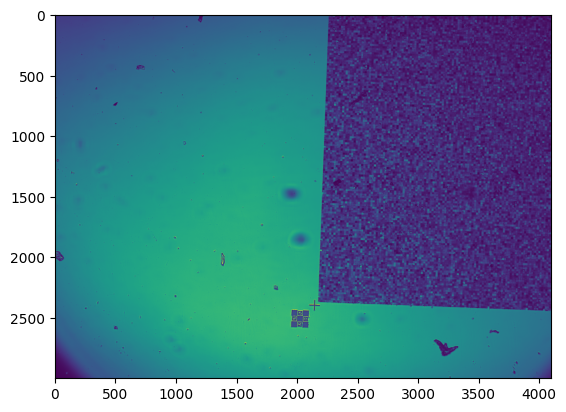
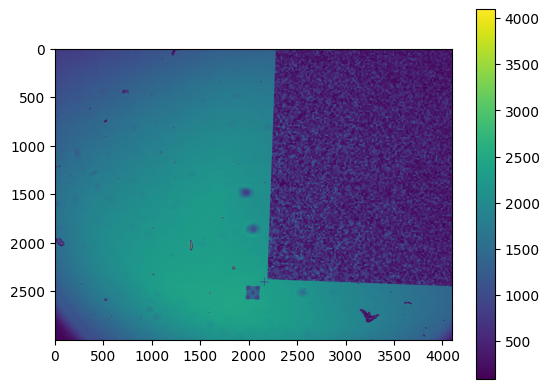
Unified diff of the notebook cell whose output changed from the first chart to the second:
--- before
+++ after
@@ -1,23 +1,22 @@
 # Camera control
-from src.pythorcam.camera_cs126 import Camera_CS126
+from src.pythorcam.thorcam import ThorlabsCamera
 
 serial_number = '29236'
-Camera = Camera_CS126(camerasdk, serial_number)
-Camera.Init_device()
-Camera.Set_settings(exposure_time=300000, gain=0, black_level=5, bit_depth=np.uint16, out_bit_depth=np.float32)
+Camera = ThorlabsCamera(camerasdk, serial_number)
+Camera.set_settings(exposure_time_us=300000, gain=0, black_level=5, bit_depth=np.uint16, out_bit_depth=np.float32)
 
-Camera.Arm()
+Camera.arm()
 time.sleep(0.1)
 
 start = time.time()
-image = Camera.Get_image(Num_frames_to_average=1)
+image = Camera.get_image(num_frames_to_average=1)
 end = time.time()
 
 #Continuous_capturing_with_plt(Camera, zoom_value=0.4)
 
-Camera.Disarm()
-Camera.Shutdown_device()
-
+Camera.disarm()
+Camera.close()
 print(end - start)
 
 plt.imshow(image)
+plt.colorbar()

Commit: Added filterwheel control